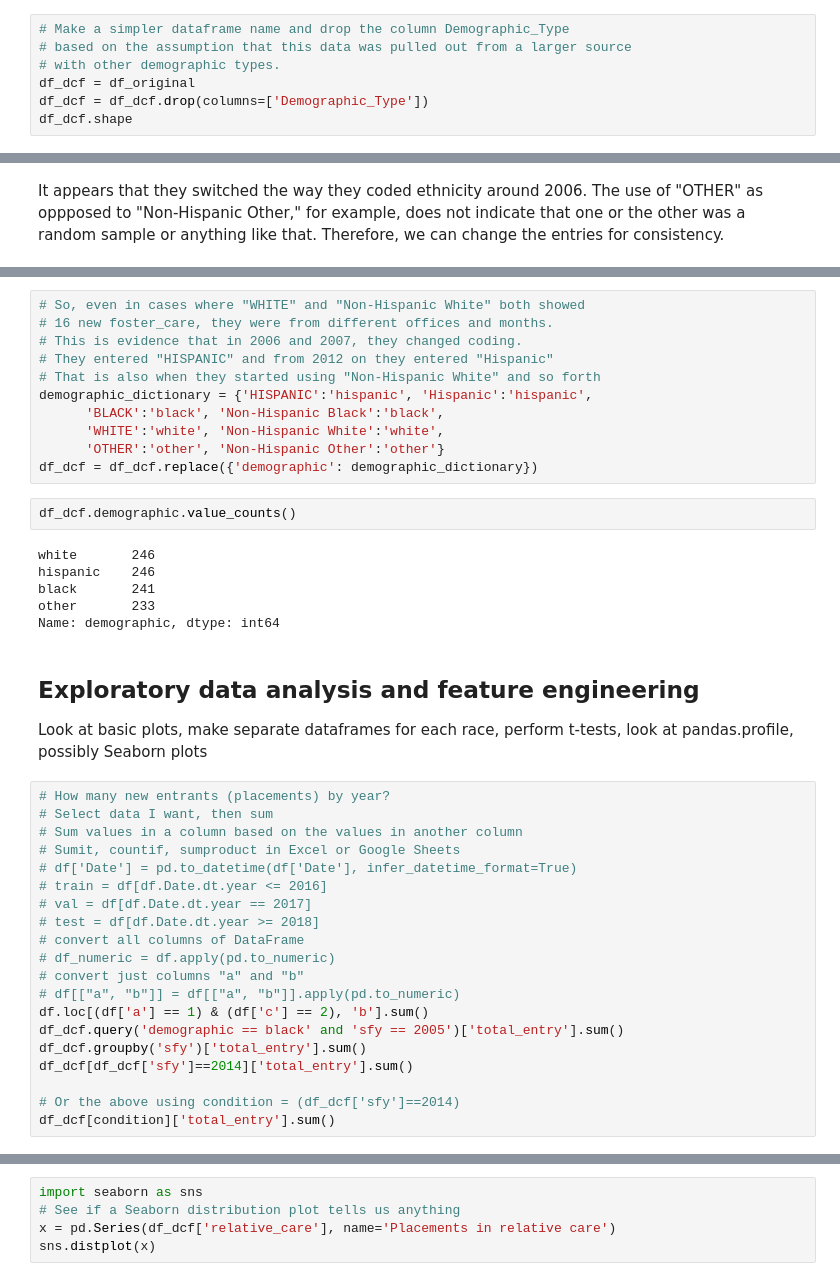
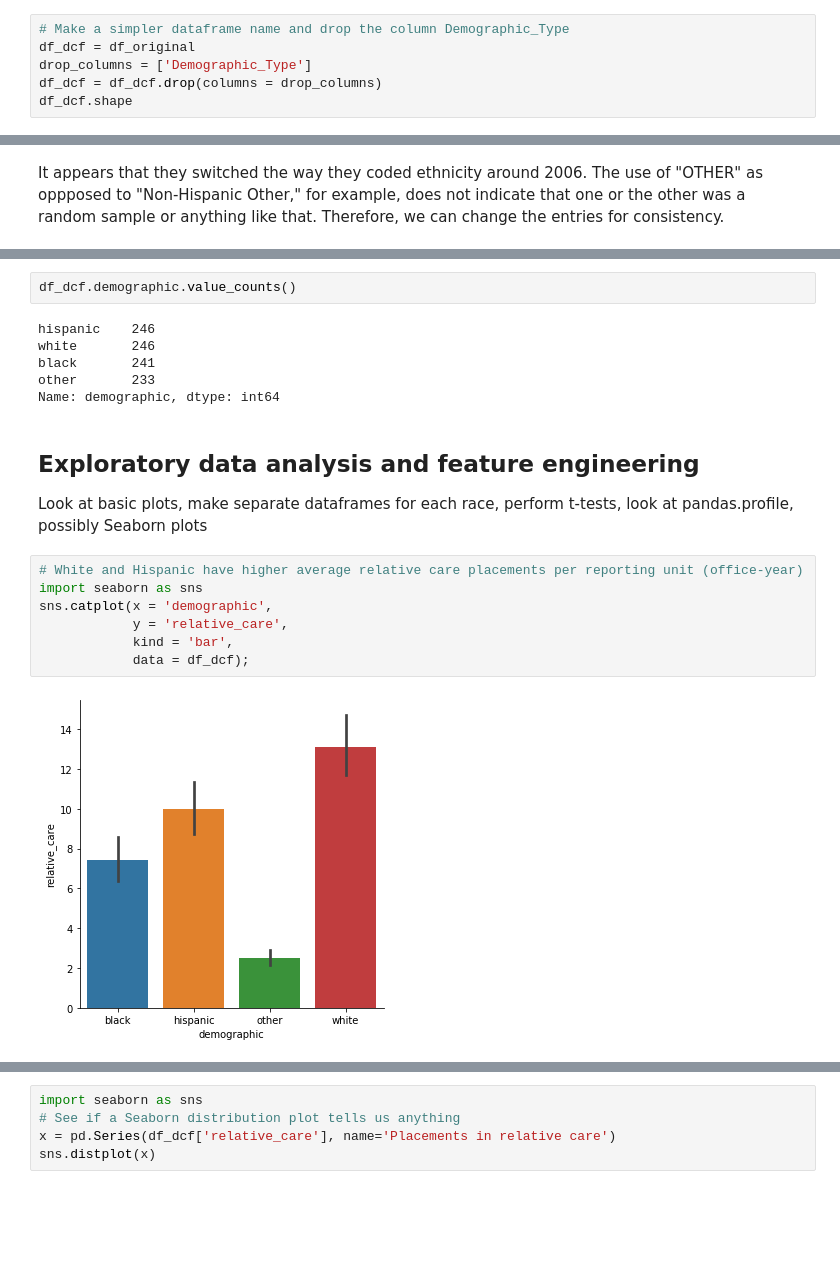
Before and after one commit to BoWarburton/DS-Unit-1-Sprint-4-Build-Week-1, a Jupyter notebook: Unit_1_Build_Week_Bo_Warburton.ipynb, the cells around one changed output, grey strips where cells are left out. Drawn from its saved outputs; the diff is of its cells as text; blank space fills up the shorter version.

```diff
--- a/Unit_1_Build_Week_Bo_Warburton.ipynb
+++ b/Unit_1_Build_Week_Bo_Warburton.ipynb
@@ -147,9 +246,8 @@ Name: Demographic_Type, dtype: int64
 # %%
 # Make a simpler dataframe name and drop the column Demographic_Type
-# based on the assumption that this data was pulled out from a larger source
-# with other demographic types.
 df_dcf = df_original
-df_dcf = df_dcf.drop(columns=['Demographic_Type'])
+drop_columns = ['Demographic_Type']
+df_dcf = df_dcf.drop(columns = drop_columns)
 df_dcf.shape
 # %% [output]
 (966, 19)
@@ -236,19 +343,8 @@ df_dcf[condition].head(10)
-# %%
-# So, even in cases where "WHITE" and "Non-Hispanic White" both showed
-# 16 new foster_care, they were from different offices and months.
-# This is evidence that in 2006 and 2007, they changed coding.
-# They entered "HISPANIC" and from 2012 on they entered "Hispanic"
-# That is also when they started using "Non-Hispanic White" and so forth
-demographic_dictionary = {'HISPANIC':'hispanic', 'Hispanic':'hispanic',
-      'BLACK':'black', 'Non-Hispanic Black':'black',
-      'WHITE':'white', 'Non-Hispanic White':'white',
-      'OTHER':'other', 'Non-Hispanic Other':'other'}
-df_dcf = df_dcf.replace({'demographic': demographic_dictionary})
 # %%
 df_dcf.demographic.value_counts()
 # %% [output]
+hispanic    246
 white       246
-hispanic    246
 black       241
 other       233
 Name: demographic, dtype: int64
@@ -256,23 +352,12 @@ Name: demographic, dtype: int64
 ## Exploratory data analysis and feature engineering
 
 Look at basic plots, make separate dataframes for each race, perform t-tests, look at pandas.profile, possibly Seaborn plots
-# %%
-# How many new entrants (placements) by year?
-# Select data I want, then sum
-# Sum values in a column based on the values in another column
-# Sumit, countif, sumproduct in Excel or Google Sheets
-# df['Date'] = pd.to_datetime(df['Date'], infer_datetime_format=True)
-# train = df[df.Date.dt.year <= 2016]
-# val = df[df.Date.dt.year == 2017]
-# test = df[df.Date.dt.year >= 2018]
-# convert all columns of DataFrame
-# df_numeric = df.apply(pd.to_numeric)
-# convert just columns "a" and "b"
-# df[["a", "b"]] = df[["a", "b"]].apply(pd.to_numeric)
-df.loc[(df['a'] == 1) & (df['c'] == 2), 'b'].sum()
-df_dcf.query('demographic == black' and 'sfy == 2005')['total_entry'].sum()
-df_dcf.groupby('sfy')['total_entry'].sum()
-df_dcf[df_dcf['sfy']==2014]['total_entry'].sum()
-
-# Or the above using condition = (df_dcf['sfy']==2014)
-df_dcf[condition]['total_entry'].sum()
+# %%
+# White and Hispanic have higher average relative care placements per reporting unit (office-year)
+import seaborn as sns
+sns.catplot(x = 'demographic',
+            y = 'relative_care',
+            kind = 'bar',
+            data = df_dcf);
+# %% [output]
+[figure, added]
```
Also changed, not shown: parts of 65 cells of this notebook.
